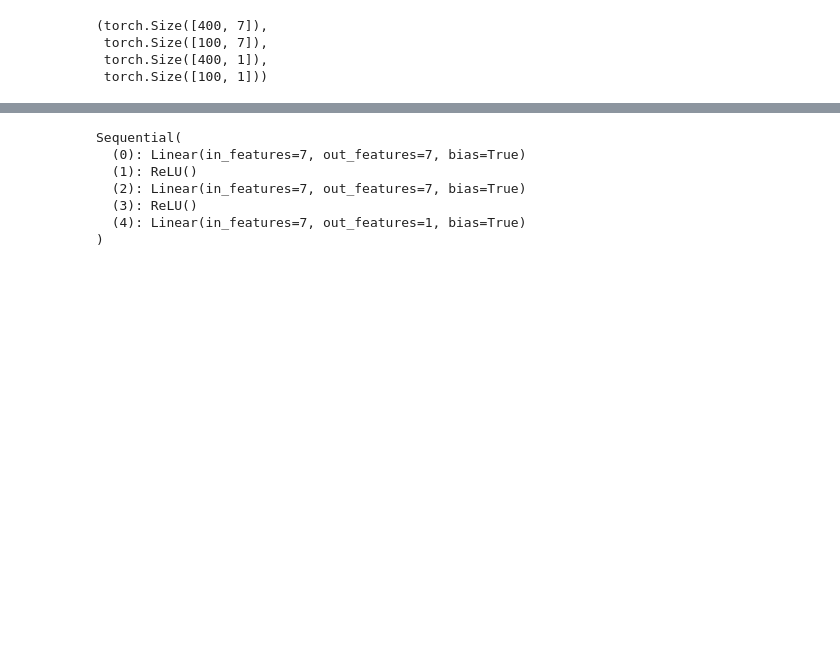
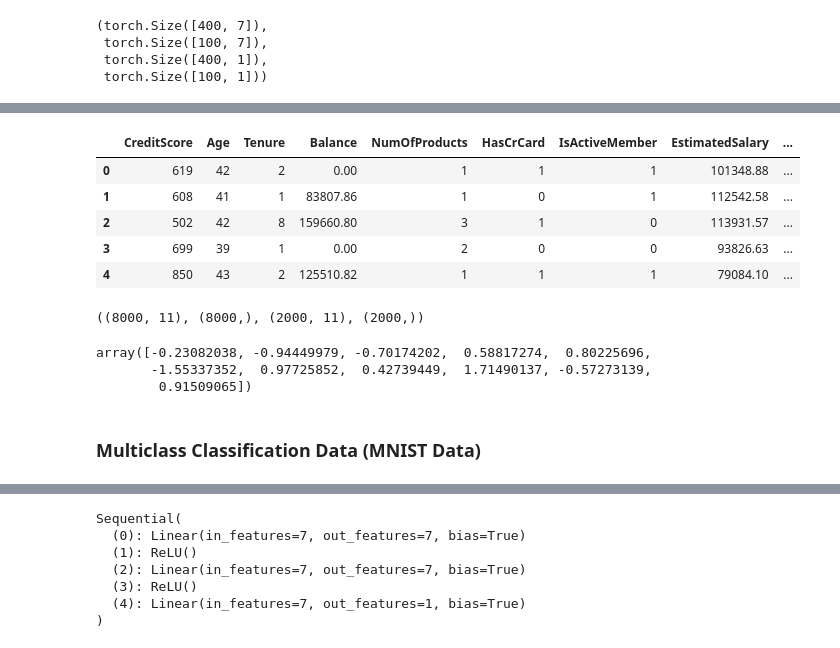
Before and after one commit to Sayan-Roy-729/Data-Science, a Jupyter notebook: Pytorch Practice.ipynb, the cells around one changed output, grey strips where cells are left out. Cells and saved outputs as stored; diff of their text form; code cells hidden in the pictures; blank space fills up the shorter version.

```diff
--- a/Pytorch Practice.ipynb
+++ b/Pytorch Practice.ipynb
@@ -72,0 +161,3 @@ X_train_scaled.shape, X_test_scaled.shape, y_train.shape, y_test.shape
+# %%
+customer_df.drop(columns = ["RowNumber", "CustomerId", "Surname"], inplace = True)
+df.head()
@@ -72,0 +171,10 @@ X_train_scaled.shape, X_test_scaled.shape, y_train.shape, y_test.shape
+# %%
+customer_df = pd.get_dummies(customer_df, columns=["Geography", "Gender"], drop_first=True)
+customer_df.head()
+# %% [output]
+|  | CreditScore | Age | Tenure | Balance | NumOfProducts | HasCrCard | IsActiveMember | EstimatedSalary | ... |
+| 0 | 619 | 42 | 2 | 0.00 | 1 | 1 | 1 | 101348.88 | ... |
+| 1 | 608 | 41 | 1 | 83807.86 | 1 | 0 | 1 | 112542.58 | ... |
+| 2 | 502 | 42 | 8 | 159660.80 | 3 | 1 | 0 | 113931.57 | ... |
+| 3 | 699 | 39 | 1 | 0.00 | 2 | 0 | 0 | 93826.63 | ... |
+| 4 | 850 | 43 | 2 | 125510.82 | 1 | 1 | 1 | 79084.10 | ... |
@@ -72,0 +185,4 @@ X_train_scaled.shape, X_test_scaled.shape, y_train.shape, y_test.shape
+# %%
+X_train.shape, y_train.shape, X_test.shape, y_test.shape
+# %% [output]
+((8000, 11), (8000,), (2000, 11), (2000,))
@@ -72,0 +194,8 @@ X_train_scaled.shape, X_test_scaled.shape, y_train.shape, y_test.shape
+# %%
+X_train_scaled[0]
+# %% [output]
+array([-0.23082038, -0.94449979, -0.70174202,  0.58817274,  0.80225696,
+       -1.55337352,  0.97725852,  0.42739449,  1.71490137, -0.57273139,
+        0.91509065])
+# %% [markdown]
+### Multiclass Classification Data (MNIST Data)
```
Also changed, not shown: parts of 42 cells of this notebook, 1 other file.
